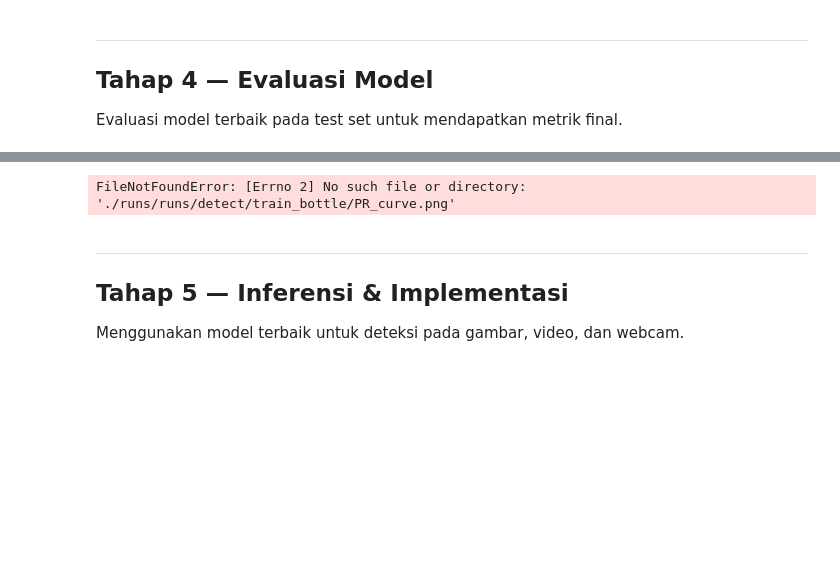
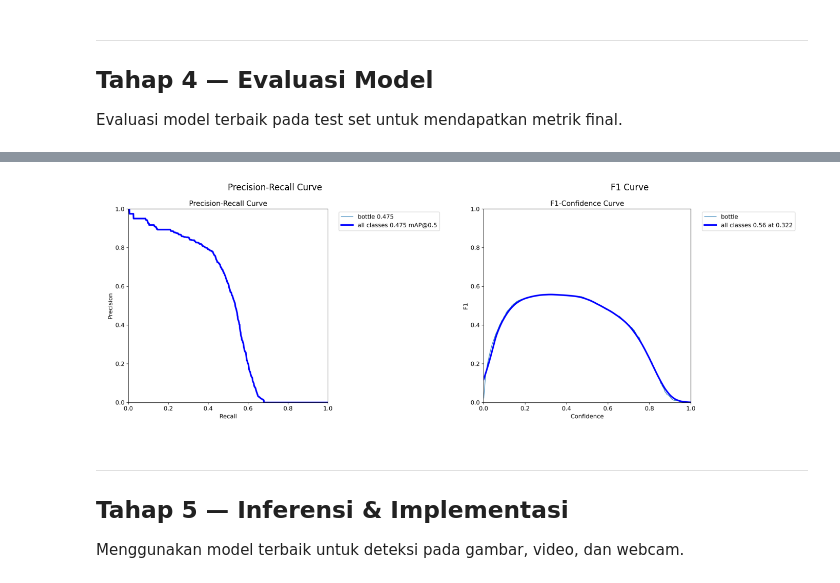
Before and after one commit to jeebrielibr/plastic-bottle-waste-detection-YOLO, a Jupyter notebook: notebook/implementationYOLOv8n.ipynb, the cells around one changed output, grey strips where cells are left out. Drawn from its saved outputs; the diff is of its cells as text; code cells hidden in the pictures; blank space fills up the shorter version.

```diff
--- a/notebook/implementationYOLOv8n.ipynb
+++ b/notebook/implementationYOLOv8n.ipynb
@@ -318,22 +317,22 @@ FileNotFoundError: [Errno 2] No such file or directory: './runs/runs/detect/val/
 # %%
 # Tampilkan precision-recall curve dan F1 curve
 fig, axes = plt.subplots(1, 2, figsize=(14, 5))
 
-pr_img = mpimg.imread("./runs/runs/detect/train_bottle/PR_curve.png")
-f1_img = mpimg.imread("./runs/runs/detect/train_bottle/F1_curve.png")
+pr_img = mpimg.imread("./runs/detect/v8n/train_bottle/BoxPR_curve.png")
+f1_img = mpimg.imread("./runs/detect/v8n/train_bottle/BoxF1_curve.png")
 
 axes[0].imshow(pr_img)
 axes[0].set_title("Precision-Recall Curve")
 axes[0].axis("off")
 
 axes[1].imshow(f1_img)
 axes[1].set_title("F1 Curve")
 axes[1].axis("off")
 
 plt.tight_layout()
 plt.show()
 # %% [output]
-FileNotFoundError: [Errno 2] No such file or directory: './runs/runs/detect/train_bottle/PR_curve.png'
+[figure, added]
 # %% [markdown]
 ---
 ## Tahap 5 — Inferensi & Implementasi
```
Also changed, not shown: parts of 11 cells of this notebook, 41 other files.
